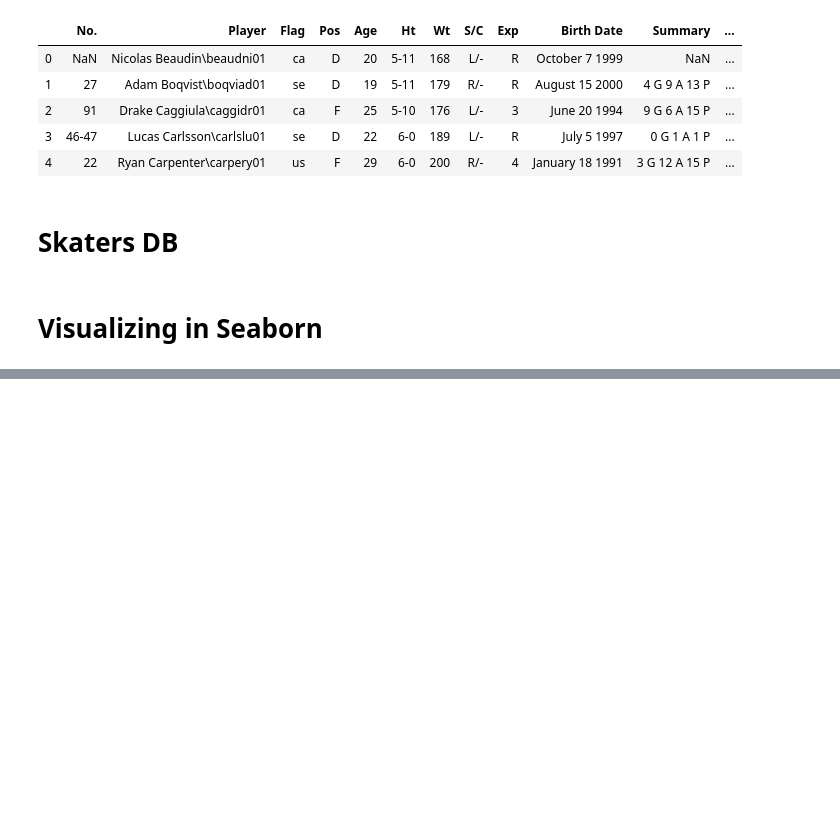
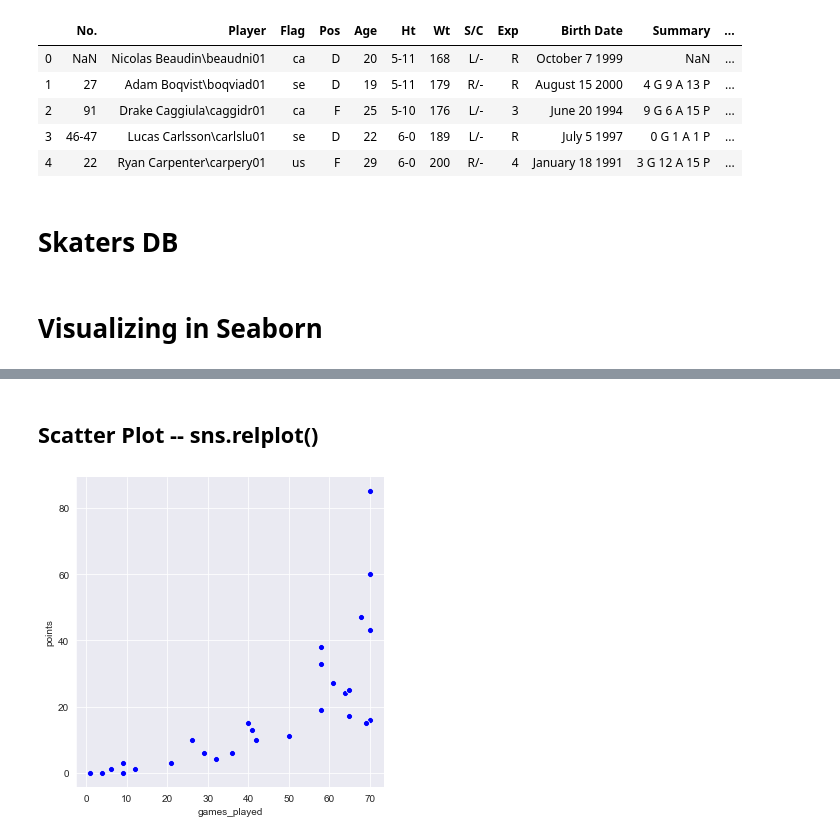
Before and after one commit to andrewcole33/blackhawks_salary_analysis, a Jupyter notebook: scratch.ipynb, the cells around one changed output, grey strips where cells are left out. Cells and saved outputs as stored; diff of their text form; code cells hidden in the pictures; blank space fills up the shorter version.

Commit message:
Create more Seaborn Visualizations

```diff
--- a/scratch.ipynb
+++ b/scratch.ipynb
@@ -2,7 +2,8 @@
 import pandas as pd
 import numpy as np
 import seaborn as sns
-import matplotlib as pyplot
+sns.set_style('darkgrid')
+import matplotlib.pyplot as plt
 import re
 import warnings
 
@@ -148,5 +129,6 @@ cols
 # %%
 df_viz = df[['name','position','games_played', 'age', 'salary', 'icetime', 'points', 'goals', 'penalties', 'hits', 'giveaways', 'takeaways']]
 df_viz['assists'] = df.primaryassists + df.secondaryassists
+df_viz.position.replace(['L', 'R', 'C'], 'F', inplace = True)
 # %%
-df_viz.set_index('name')
+df_viz.set_index('name', inplace = True)
@@ -171,0 +145,7 @@ df_viz.set_index('name')
+# %% [markdown]
+## Scatter Plot -- sns.relplot()
+# %%
+sns.relplot(data = df_viz, x = 'games_played', y = 'points', color = 'blue')
+plt.tight_layout()
+# %% [output]
+[figure, added]
```
Also changed, not shown: parts of 10 cells of this notebook.
